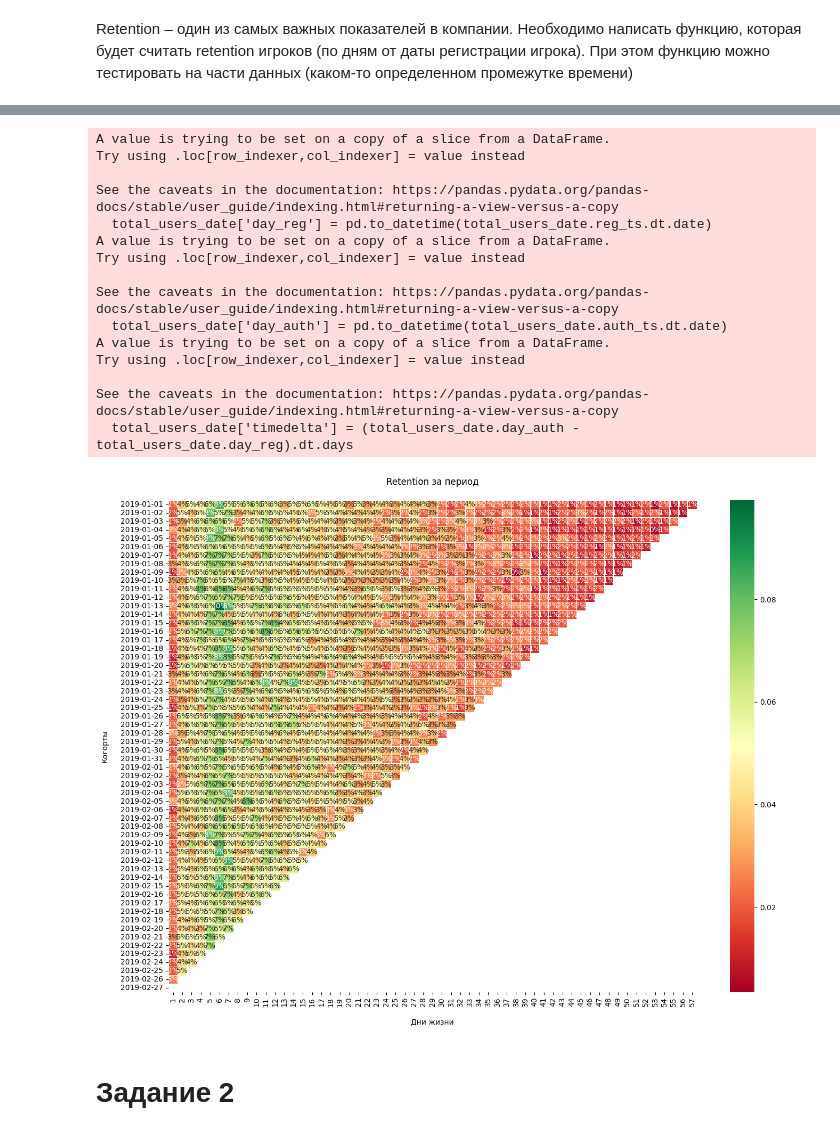
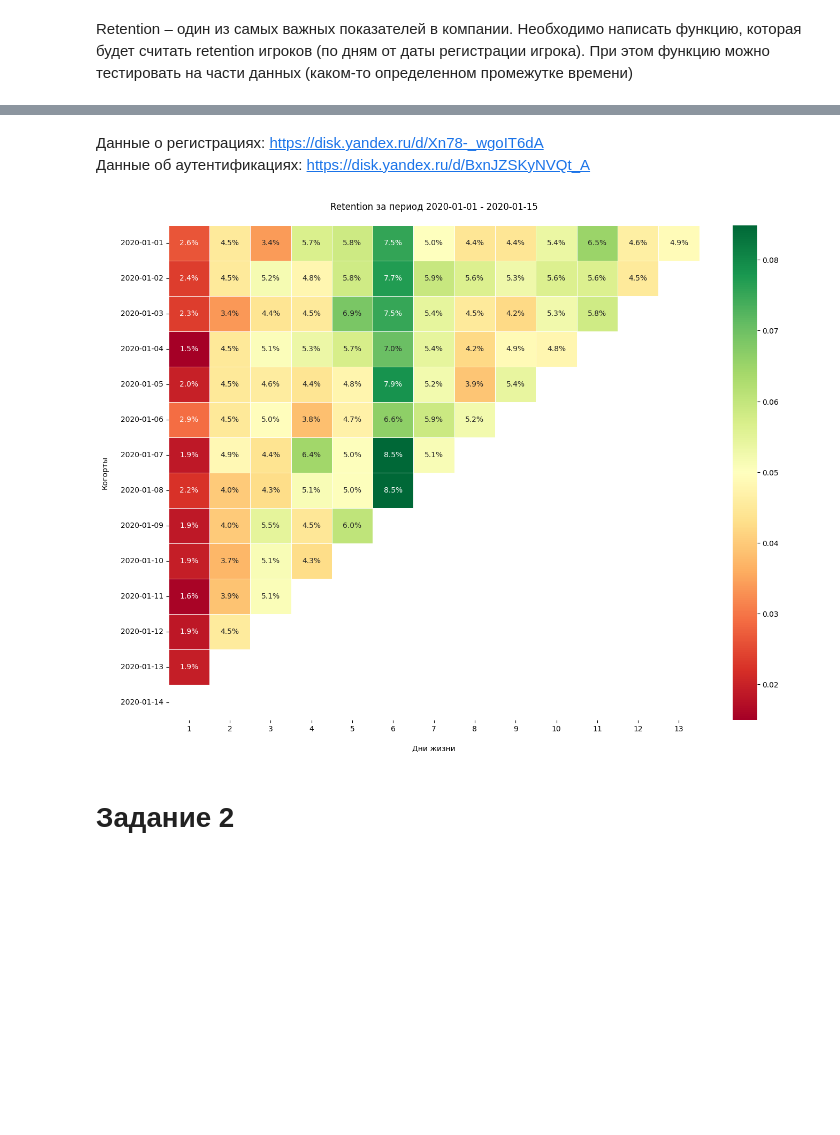
Before and after one commit to equi1p/game_analyst, a Jupyter notebook: Game_project.ipynb, the cells around one changed output, grey strips where cells are left out. Saved outputs shown, nothing was run; the diff lists cells and outputs as text; code cells hidden in the pictures; blank space fills up the shorter version.

```diff
--- a/Game_project.ipynb
+++ b/Game_project.ipynb
@@ -25,7 +25,3 @@ def read_csv(url, sep=','):
 # Задание 1
 # %% [markdown]
 Retention – один из самых важных показателей в компании. Необходимо написать функцию, которая будет считать retention игроков (по дням от даты регистрации игрока). При этом функцию можно тестировать на части данных (каком-то определенном промежутке времени)
-# %%
-# Записываем данные в датасеты
-problem1_reg = read_csv('https://disk.yandex.ru/d/Xn78-_wgoIT6dA', sep = ';')
-problem1_auth = read_csv('https://disk.yandex.ru/d/BxnJZSKyNVQt_A', sep = ';')
@@ -51,17 +28,35 @@ total_users
-# %%
-# Необходимо перевести время в формат datetime
-total_users.auth_ts = total_users.auth_ts.apply(lambda x: datetime.datetime.utcfromtimestamp(x))
-total_users.reg_ts = total_users.reg_ts.apply(lambda x: datetime.datetime.utcfromtimestamp(x))
+# %% [markdown]
+Данные о регистрациях: https://disk.yandex.ru/d/Xn78-_wgoIT6dA
+Данные об аутентификациях: https://disk.yandex.ru/d/BxnJZSKyNVQt_A
 # %%
-def retention(date_reg_1="1998-11-18", date_reg_2="2020-09-23"):
+def retention(url_1, url_2, date_reg_1="1998-11-18", date_reg_2="2020-09-23"):
 
     """
-    На вход функции подается период расчета метрики Retention.
+    На вход функции подается период расчета метрики Retention, а также ссылка на данные с Яндекс диска
     """
+    # Записываем данные о регистрации и аутентификации в переменные
+    problem1_reg = read_csv(url_1, sep = ';')
+    problem1_auth = read_csv(url_2, sep = ';')
+
+    # Объединяем датасеты в один
+    total_users = pd.merge(left = problem1_auth, right=problem1_reg, on ='uid', how='left')
+
+    #Необходимо перевести время в формат datetime
+    total_users.auth_ts = pd.to_datetime(total_users['auth_ts'], unit='s')
+    total_users.reg_ts = pd.to_datetime(total_users['reg_ts'], unit='s')
 
     # Отбираем только ту часть данных, которая задана в функции
-    total_users_date = total_users.query('(reg_ts >= @date_reg_1 & reg_ts <= @date_reg_2) & \
-                                          (auth_ts >= @date_reg_1 & auth_ts <= @date_reg_2)')
+    #total_users_date = total_users.query('(reg_ts >= @date_reg_1 & reg_ts <= @date_reg_2) & \
+     #                                     (auth_ts >= @date_reg_1 & auth_ts <= @date_reg_2)')
+
+    filtration = (
+        (total_users['reg_ts'] >= pd.to_datetime(date_reg_1)) &
+        (total_users['reg_ts'] <= pd.to_datetime(date_reg_2)) &
+        (total_users['auth_ts'] >= pd.to_datetime(date_reg_1)) &
+        (total_users['auth_ts'] <= pd.to_datetime(date_reg_2))
+    )
+
+    total_users_date = total_users[filtration].copy()
 
     # Когортами будем считать время регистрации пользователей (так как это его первое целевое действие)
     # Оставляем только дату, вычитаем из времени аутентификации (последнего целевого действия) время регистрации (первого действия)
@@ -82,35 +77,20 @@ def retention(date_reg_1="1998-11-18", date_reg_2="2020-09-23"):
     plt.figure(figsize=(16,12))
     sns.heatmap(data = retention.iloc[:,1:],
                 annot = True,
-                fmt = '.0%',
+                fmt = '.1%',
                 linewidth=.5,
                 cmap = 'RdYlGn',
                 yticklabels = retention.index.strftime('%Y-%m-%d'))
 
-    plt.title('Retention за период\n')
+    plt.title(f"Retention за период {date_reg_1} - {date_reg_2}\n")
     plt.ylabel('Когорты\n')
     plt.xlabel('\nДни жизни')
 
     plt.show()
 # %%
-retention('2019-01-01', '2019-02-28')
+retention('https://disk.yandex.ru/d/Xn78-_wgoIT6dA', 'https://disk.yandex.ru/d/BxnJZSKyNVQt_A','2020-01-01', '2020-01-15')
 # %% [output]
-A value is trying to be set on a copy of a slice from a DataFrame.
-Try using .loc[row_indexer,col_indexer] = value instead
-
-See the caveats in the documentation: https://pandas.pydata.org/pandas-docs/stable/user_guide/indexing.html#returning-a-view-versus-a-copy
-  total_users_date['day_reg'] = pd.to_datetime(total_users_date.reg_ts.dt.date)
-A value is trying to be set on a copy of a slice from a DataFrame.
-Try using .loc[row_indexer,col_indexer] = value instead
-
-See the caveats in the documentation: https://pandas.pydata.org/pandas-docs/stable/user_guide/indexing.html#returning-a-view-versus-a-copy
-  total_users_date['day_auth'] = pd.to_datetime(total_users_date.auth_ts.dt.date)
-A value is trying to be set on a copy of a slice from a DataFrame.
-Try using .loc[row_indexer,col_indexer] = value instead
-
-See the caveats in the documentation: https://pandas.pydata.org/pandas-docs/stable/user_guide/indexing.html#returning-a-view-versus-a-copy
-  total_users_date['timedelta'] = (total_users_date.day_auth - total_users_date.day_reg).dt.days
-[figure, old version]
+[figure, new version]
 # %% [markdown]
 # Задание 2
 # %%
```
Also changed, not shown: parts of 20 cells of this notebook.
